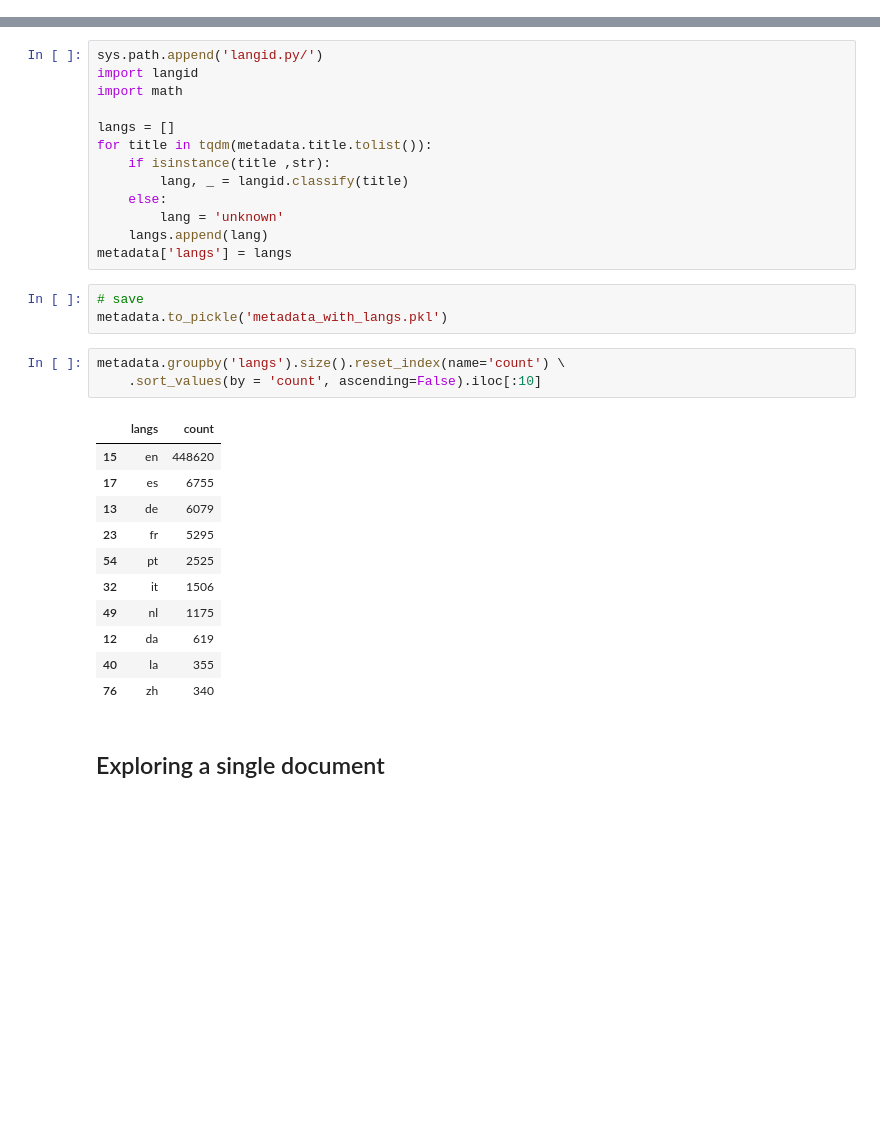
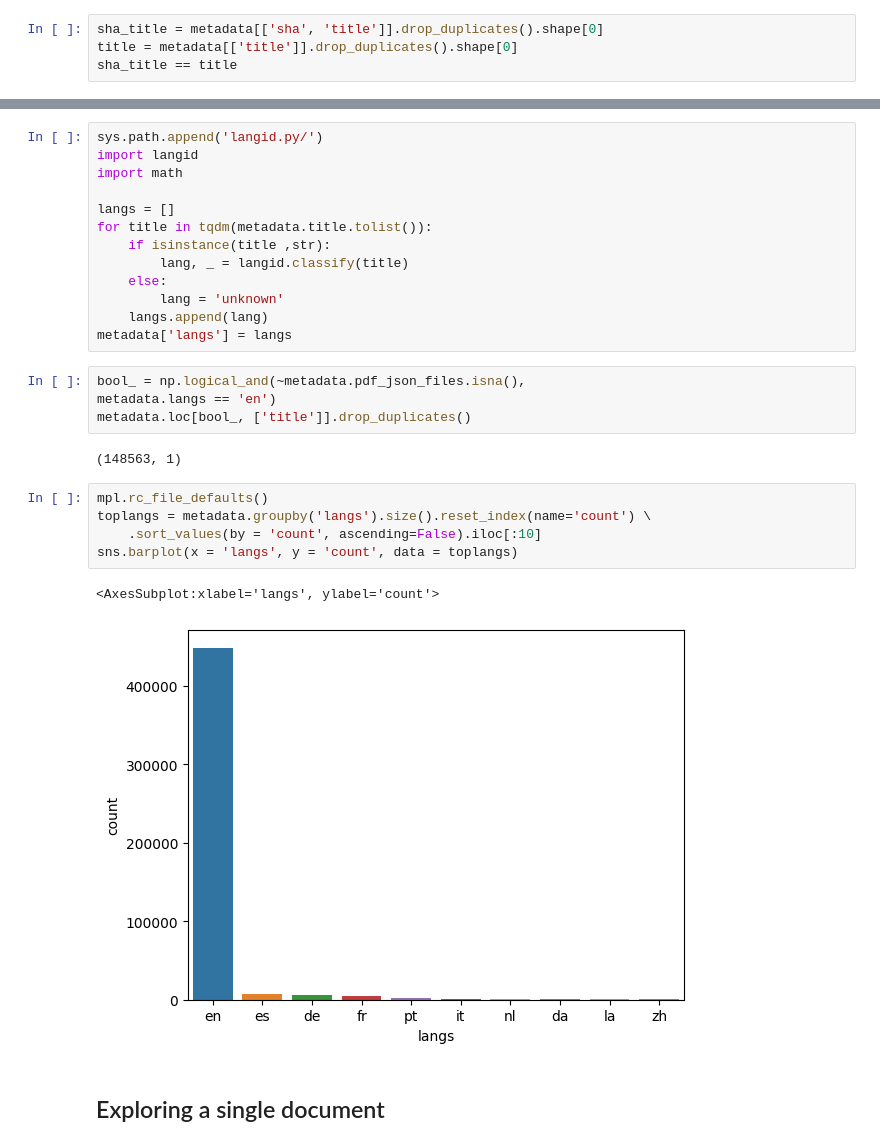
Before and after one commit to aldencabajar/cord-19-topic-modeling, a Jupyter notebook: cord-dataset-exploration.ipynb, the cells around one changed output, grey strips where cells are left out. Cells and saved outputs as stored; diff of their text form; blank space fills up the shorter version.

```diff
--- a/cord-dataset-exploration.ipynb
+++ b/cord-dataset-exploration.ipynb
@@ -38,0 +42,4 @@ metadata.head()
+# %%
+sha_title = metadata[['sha', 'title']].drop_duplicates().shape[0]
+title = metadata[['title']].drop_duplicates().shape[0]
+sha_title == title
@@ -135,24 +166,20 @@ for title in tqdm(metadata.title.tolist()):
         lang = 'unknown'
     langs.append(lang)
 metadata['langs'] = langs
-# %%
-# save
-metadata.to_pickle('metadata_with_langs.pkl')
+# %%
+bool_ = np.logical_and(~metadata.pdf_json_files.isna(),
+metadata.langs == 'en')
+metadata.loc[bool_, ['title']].drop_duplicates()
+# %% [output]
+(148563, 1)
 # %%
-metadata.groupby('langs').size().reset_index(name='count') \
+mpl.rc_file_defaults()
+toplangs = metadata.groupby('langs').size().reset_index(name='count') \
     .sort_values(by = 'count', ascending=False).iloc[:10]
+sns.barplot(x = 'langs', y = 'count', data = toplangs)
 # %% [output]
-|  | langs | count |
-| 15 | en | 448620 |
-| 17 | es | 6755 |
-| 13 | de | 6079 |
-| 23 | fr | 5295 |
-| 54 | pt | 2525 |
-| 32 | it | 1506 |
-| 49 | nl | 1175 |
-| 12 | da | 619 |
-| 40 | la | 355 |
-| 76 | zh | 340 |
+<AxesSubplot:xlabel='langs', ylabel='count'>
+[figure, added]
 # %% [markdown]
 ## Exploring a single document
 # %% [markdown]
```
Also changed, not shown: parts of 6 cells of this notebook.
